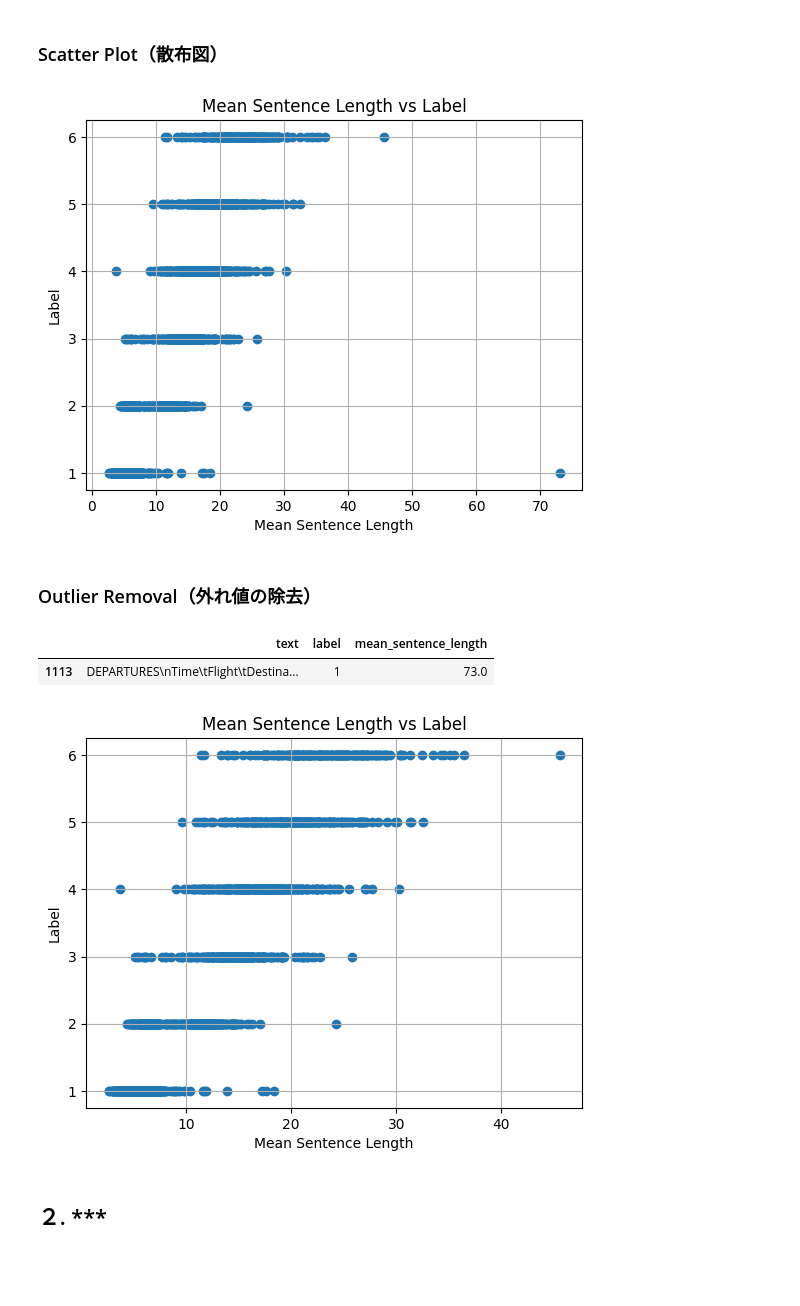
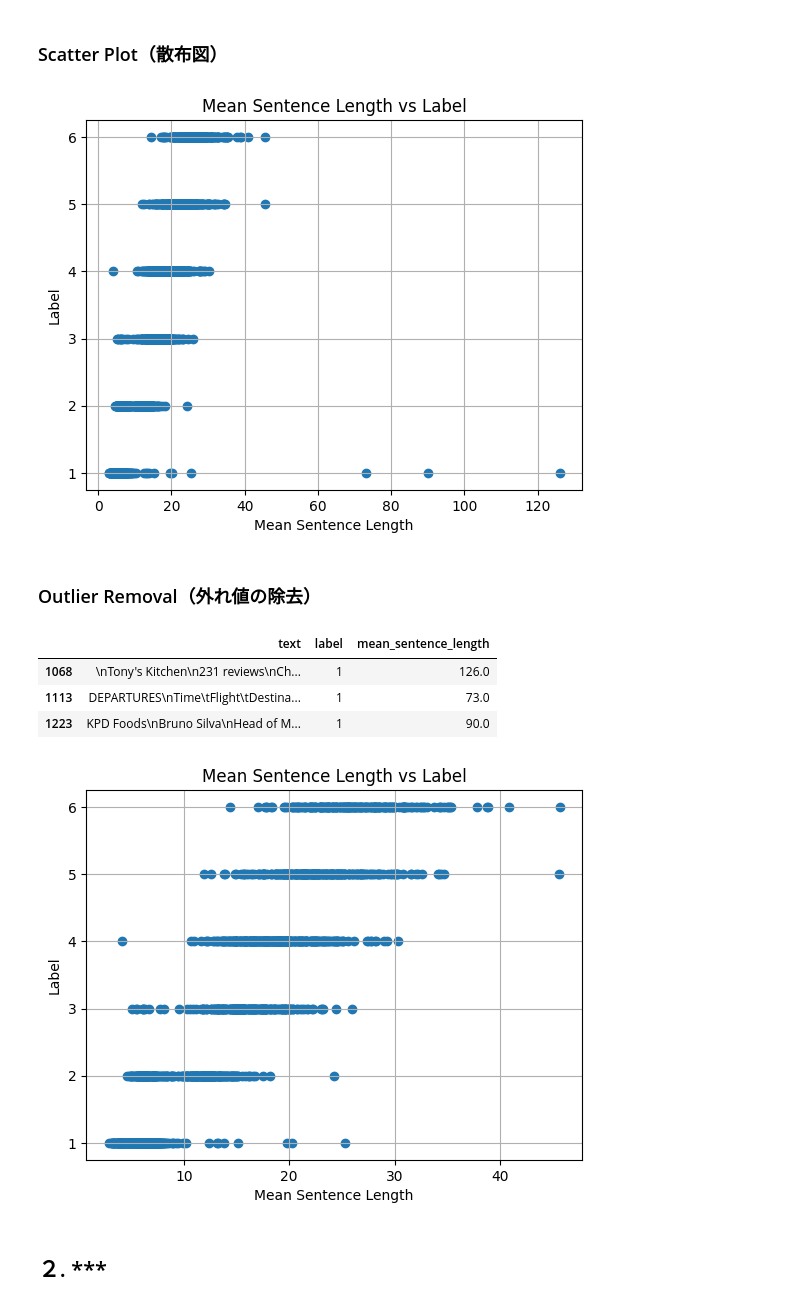
Before and after one commit to ShotaSasaki-HU/text-difficulty-assessor, a Jupyter notebook: readability_of_the_text.ipynb, the cells around one changed output. Saved outputs shown, nothing was run; the diff lists cells and outputs as text; code cells hidden in the pictures; blank space fills up the shorter version.

Commit message:
refactor: calc_mean_sentence_length関数をNLTKを用いたロジックに変更した．

```diff
--- a/readability_of_the_text.ipynb
+++ b/readability_of_the_text.ipynb
@@ -87,19 +94,21 @@ df
 ### Create the Column（列の作成）
 # %%
 def calc_mean_sentence_length(text):
-    if pd.isna(text):
-        return None
+    sentences = sent_tokenize(text) # 文の分割
+    sentences = [s.strip() for s in sentences if s.strip()] # 前後端の空白を削除
 
-    # 文の分割（. or ? or !）
-    sentences = re.split(r'[.!?]+', text)
+    list_of_tokens = [] # リストのリスト
+    for sent in sentences:
+        tokens = word_tokenize(sent) # <class 'list'>
 
-    # 前後端の空白を削除
-    sentences = [s.strip() for s in sentences if s.strip()]
-    if len(sentences) == 0:
-        return 0
+        # isalnum()は，英数字のみで構成されているか判定する．
+        # カンマやピリオドを取り除くことができる．
+        # ただし 's や n't や set-up は，anyをいれる事で消さないようにしている．
+        tokens = [token for token in tokens if any(c.isalnum() for c in token)]
 
-    # 各文の単語数
-    lengths = [len(s.split()) for s in sentences]
+        list_of_tokens.append(tokens)
+
+    lengths = [len(tokens) for tokens in list_of_tokens]
 
     return sum(lengths) / len(lengths)
 
@@ -123,26 +132,28 @@ plt.title('Mean Sentence Length vs Label')
 plt.grid()
 plt.show()
 # %% [output]
-[figure, old version]
+[figure, new version]
 # %% [markdown]
 ### Outlier Removal（外れ値の除去）
 # %%
-df[(df['label'] == 1) & (df['mean_sentence_length'] > 70)]
+df[(df['label'] == 1) & (df['mean_sentence_length'] > 60)]
 # %% [output]
 |  | text | label | mean_sentence_length |
+| 1068 | \nTony's Kitchen\n231 reviews\nCh... | 1 | 126.0 |
 | 1113 | DEPARTURES\nTime\tFlight\tDestina... | 1 | 73.0 |
+| 1223 | KPD Foods\nBruno Silva\nHead of M... | 1 | 90.0 |
 # %%
-df = df.drop(index=1113)
+df = df.drop(index=[1068, 1113, 1223])
 
 plt.figure()
 plt.scatter(df['mean_sentence_length'], df['label'])
 plt.xlabel('Mean Sentence Length')
 plt.ylabel('Label')
 plt.title('Mean Sentence Length vs Label')
 plt.grid()
 plt.show()
 # %% [output]
-[figure, old version]
+[figure, new version]
 # %% [markdown]
 ## ２. ***
 # %% [markdown]
```
Also changed, not shown: parts of 7 cells of this notebook.
